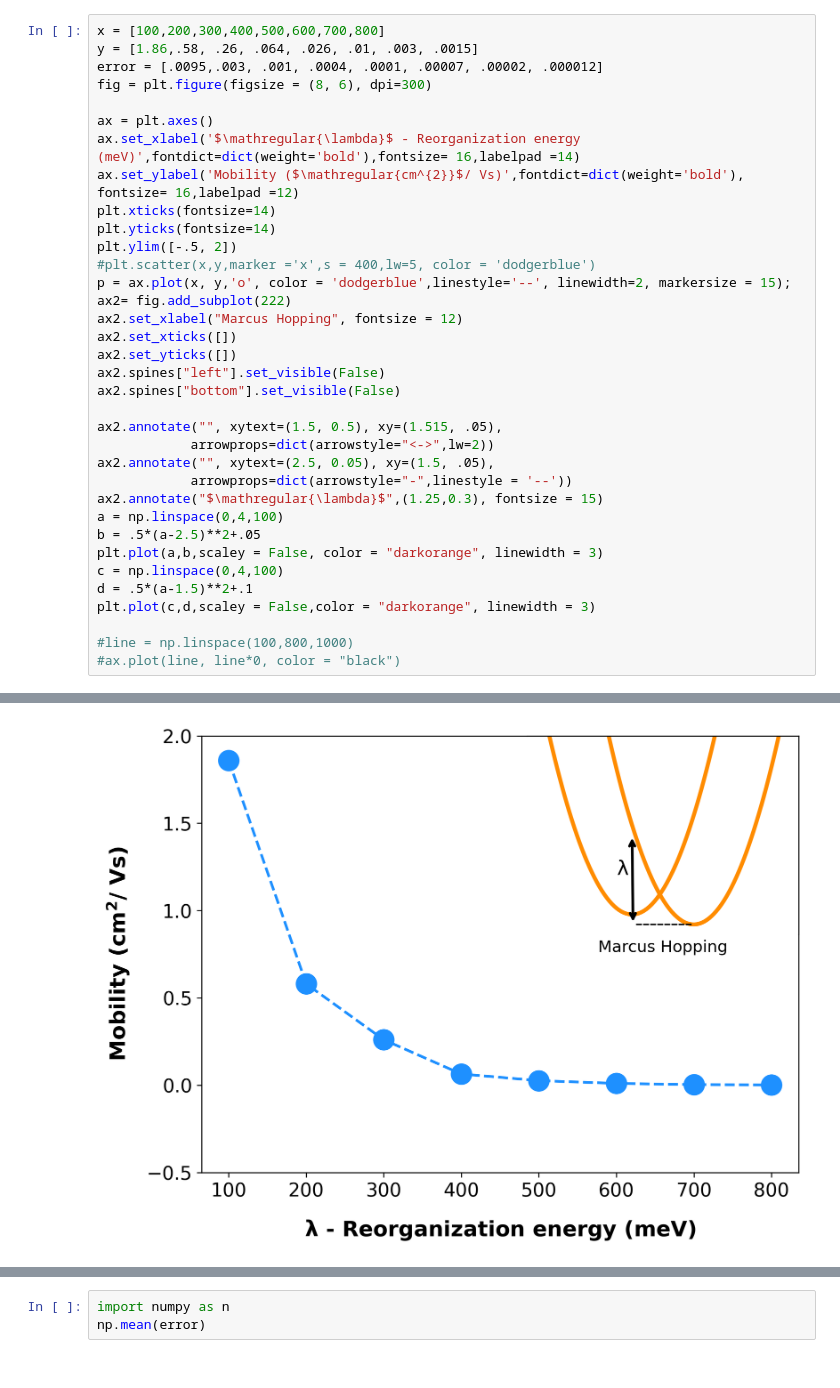
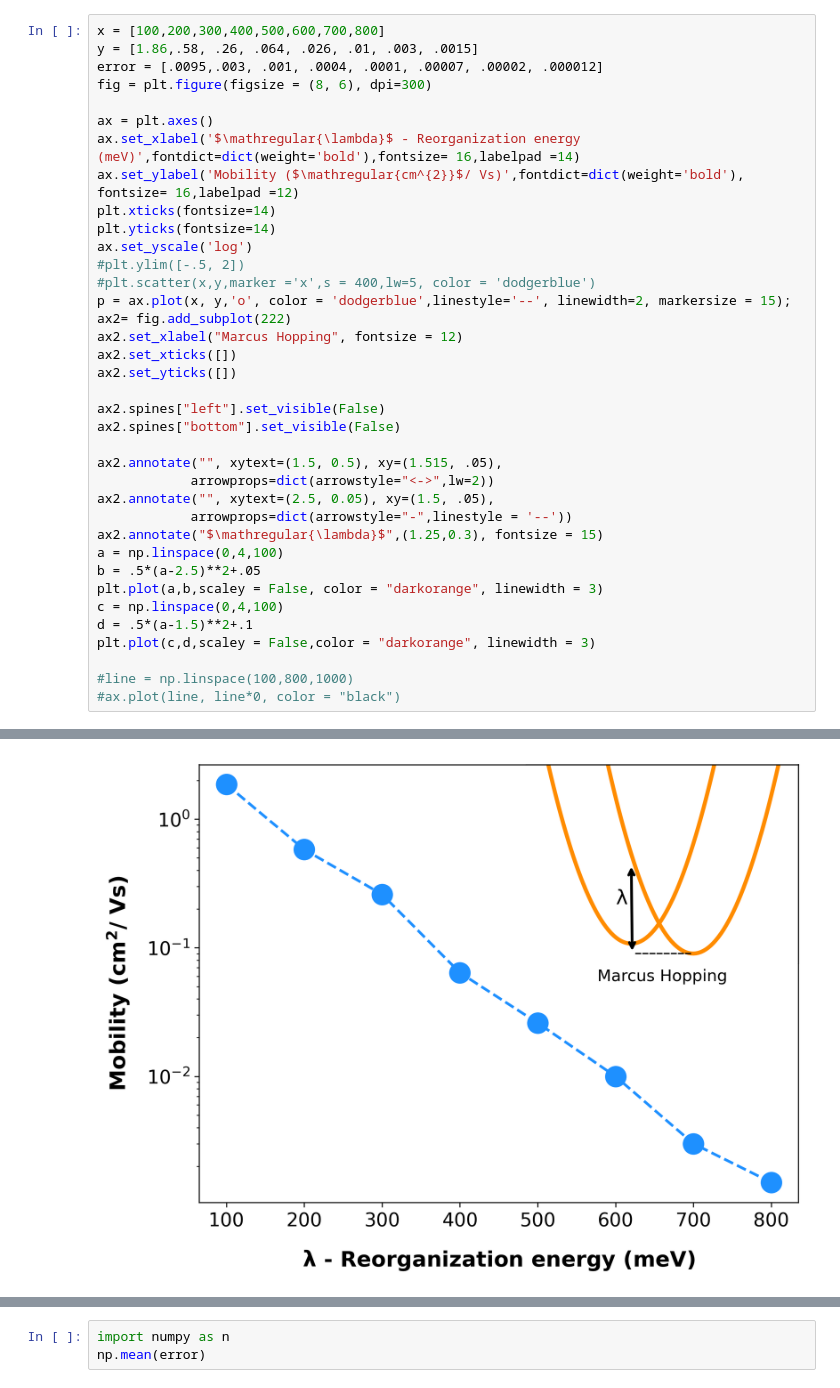
Before and after one commit to JimmyRushing/thesis, a Jupyter notebook: notebooks/reorganization_plot.ipynb, the cells around one changed output, grey strips where cells are left out. Saved outputs shown, nothing was run; the diff lists cells and outputs as text.

Commit message:
made the y axis logarithmic in the reorg plot because it makes more sense that way

```diff
--- a/notebooks/reorganization_plot.ipynb
+++ b/notebooks/reorganization_plot.ipynb
@@ -9,33 +10,35 @@ fig = plt.figure(figsize = (8, 6), dpi=300)
 ax = plt.axes()
 ax.set_xlabel('$\mathregular{\lambda}$ - Reorganization energy (meV)',fontdict=dict(weight='bold'),fontsize= 16,labelpad =14)
 ax.set_ylabel('Mobility ($\mathregular{cm^{2}}$/ Vs)',fontdict=dict(weight='bold'), fontsize= 16,labelpad =12)
 plt.xticks(fontsize=14)
 plt.yticks(fontsize=14)
-plt.ylim([-.5, 2])
+ax.set_yscale('log')
+#plt.ylim([-.5, 2])
 #plt.scatter(x,y,marker ='x',s = 400,lw=5, color = 'dodgerblue')
 p = ax.plot(x, y,'o', color = 'dodgerblue',linestyle='--', linewidth=2, markersize = 15);
 ax2= fig.add_subplot(222)
 ax2.set_xlabel("Marcus Hopping", fontsize = 12)
 ax2.set_xticks([])
 ax2.set_yticks([])
+
 ax2.spines["left"].set_visible(False)
 ax2.spines["bottom"].set_visible(False)
 
 ax2.annotate("", xytext=(1.5, 0.5), xy=(1.515, .05),
             arrowprops=dict(arrowstyle="<->",lw=2))
 ax2.annotate("", xytext=(2.5, 0.05), xy=(1.5, .05),
             arrowprops=dict(arrowstyle="-",linestyle = '--'))
 ax2.annotate("$\mathregular{\lambda}$",(1.25,0.3), fontsize = 15)
 a = np.linspace(0,4,100)
 b = .5*(a-2.5)**2+.05
 plt.plot(a,b,scaley = False, color = "darkorange", linewidth = 3)
 c = np.linspace(0,4,100)
 d = .5*(a-1.5)**2+.1
 plt.plot(c,d,scaley = False,color = "darkorange", linewidth = 3)
 
 #line = np.linspace(100,800,1000)
 #ax.plot(line, line*0, color = "black")
 # %% [output]
 [<matplotlib.lines.Line2D at 0x...>]
-[figure, old version]
+[figure, new version]
 # %%
```
Also changed, not shown: parts of 2 cells of this notebook, 2 other files.
